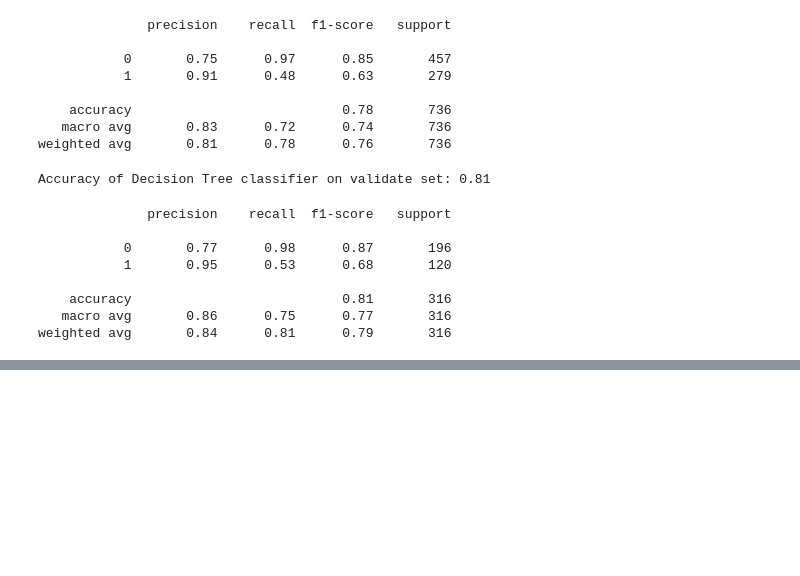
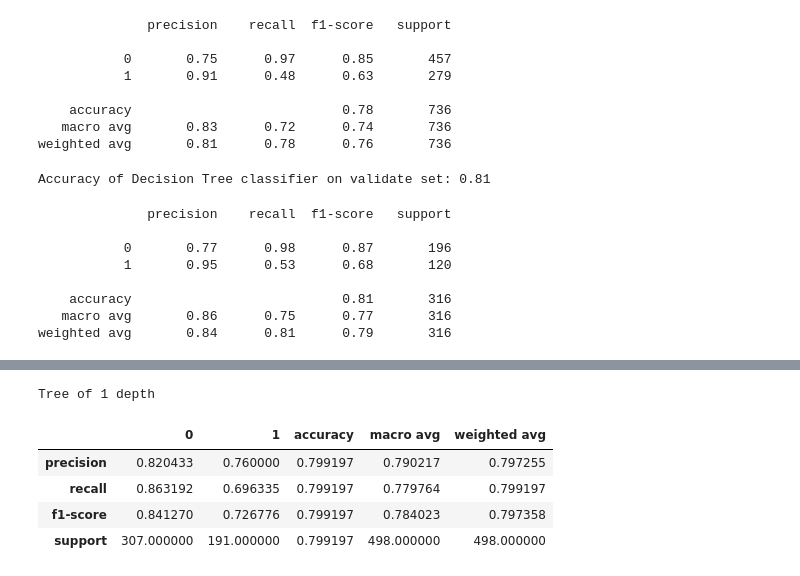
Before and after one commit to jamesallen0351/classification-exercises, a Jupyter notebook: model.ipynb, the cells around one changed output, grey strips where cells are left out. Cells and saved outputs as stored; diff of their text form; code cells hidden in the pictures; blank space fills up the shorter version.

```diff
--- a/model.ipynb
+++ b/model.ipynb
@@ -315,0 +362,13 @@ dot_data = export_graphviz(clf, feature_names= X_train.columns,
+# %%
+# Time to split!
+train, test = train_test_split(df, test_size=.2, random_state=123, stratify=df.survived)
+train, validate = train_test_split(train, test_size=.3, random_state=123, stratify=train.survived)
+# %%
+X_train = train.drop(columns=["survived"])
+y_train = train.survived
+
+X_validate = validate.drop(columns=["survived"])
+y_validate = validate.survived
+
+X_test = test.drop(columns=["survived"])
+y_test = test.survived
@@ -315,0 +387,23 @@ dot_data = export_graphviz(clf, feature_names= X_train.columns,
+# %%
+
+# Make the model
+tree1 = DecisionTreeClassifier(max_depth=1, random_state=123)
+
+# Fit the model (on train and only train)
+tree1 = tree1.fit(X_train, y_train)
+
+# Use the model
+# We'll evaluate the model's performance on train, first
+y_predictions = tree1.predict(X_train)
+
+# Produce the classification report on the actual y values and this model's predicted y values
+report = classification_report(y_train, y_predictions, output_dict=True)
+print("Tree of 1 depth")
+pd.DataFrame(report)
+# %% [output]
+Tree of 1 depth
+|  | 0 | 1 | accuracy | macro avg | weighted avg |
+| precision | 0.820433 | 0.760000 | 0.799197 | 0.790217 | 0.797255 |
+| recall | 0.863192 | 0.696335 | 0.799197 | 0.779764 | 0.799197 |
+| f1-score | 0.841270 | 0.726776 | 0.799197 | 0.784023 | 0.797358 |
+| support | 307.000000 | 191.000000 | 0.799197 | 498.000000 | 498.000000 |
```
Also changed, not shown: parts of 12 cells of this notebook, 1 other file.
